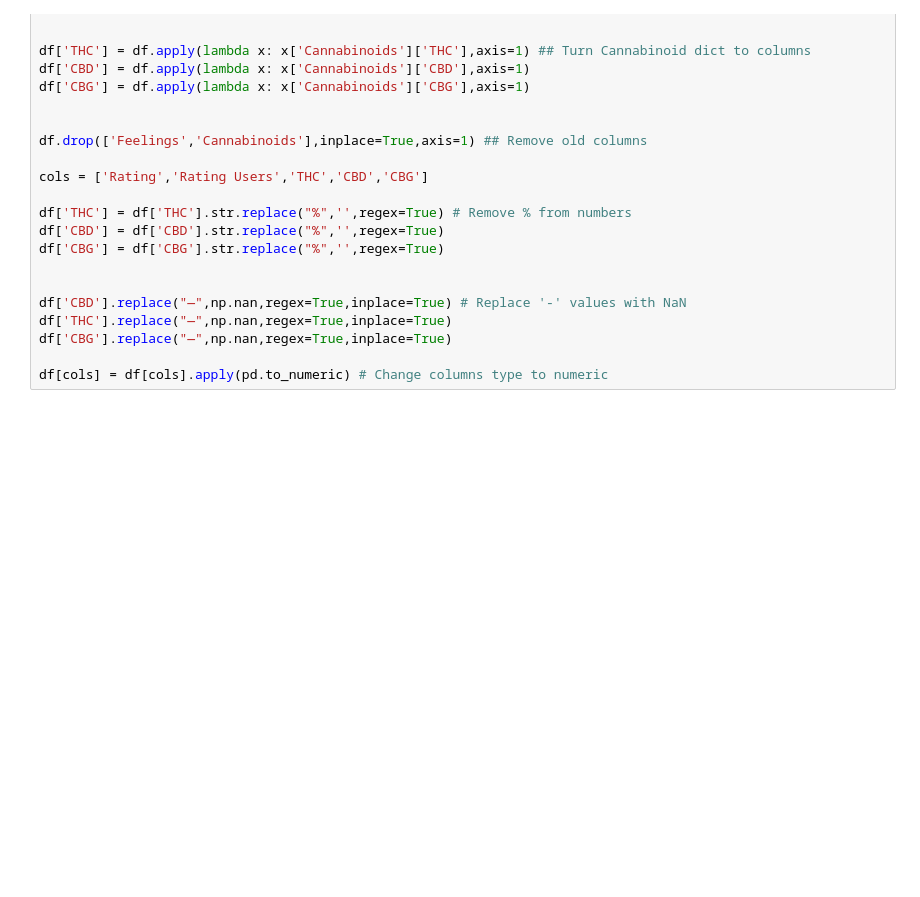
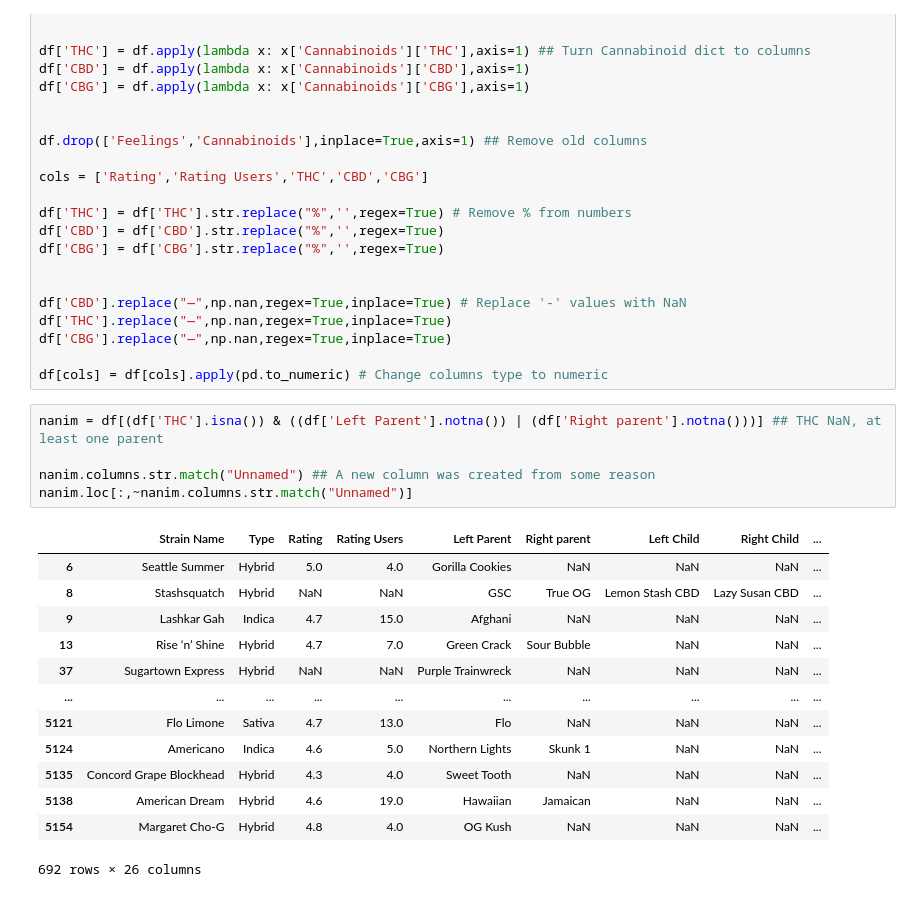
Before and after one commit to DanielOfir/Cannabis-Analysis, a Jupyter notebook: dataCleaning.ipynb, the cells around one changed output. Saved outputs shown, nothing was run; the diff lists cells and outputs as text; blank space fills up the shorter version.

```diff
--- a/dataCleaning.ipynb
+++ b/dataCleaning.ipynb
@@ -51,3 +51,22 @@ df['THC'].replace("—",np.nan,regex=True,inplace=True)
 df['CBG'].replace("—",np.nan,regex=True,inplace=True)
 
 df[cols] = df[cols].apply(pd.to_numeric) # Change columns type to numeric
+# %%
+nanim = df[(df['THC'].isna()) & ((df['Left Parent'].notna()) | (df['Right parent'].notna()))] ## THC NaN, at least one parent
+
+nanim.columns.str.match("Unnamed") ## A new column was created from some reason
+nanim.loc[:,~nanim.columns.str.match("Unnamed")]
+# %% [output]
+|  | Strain Name | Type | Rating | Rating Users | Left Parent | Right parent | Left Child | Right Child | ... |
+| 6 | Seattle Summer | Hybrid | 5.0 | 4.0 | Gorilla Cookies | NaN | NaN | NaN | ... |
+| 8 | Stashsquatch | Hybrid | NaN | NaN | GSC | True OG | Lemon Stash CBD | Lazy Susan CBD | ... |
+| 9 | Lashkar Gah | Indica | 4.7 | 15.0 | Afghani | NaN | NaN | NaN | ... |
+| 13 | Rise ‘n’ Shine | Hybrid | 4.7 | 7.0 | Green Crack | Sour Bubble | NaN | NaN | ... |
+| 37 | Sugartown Express | Hybrid | NaN | NaN | Purple Trainwreck | NaN | NaN | NaN | ... |
+| ... | ... | ... | ... | ... | ... | ... | ... | ... | ... |
+| 5121 | Flo Limone | Sativa | 4.7 | 13.0 | Flo | NaN | NaN | NaN | ... |
+| 5124 | Americano | Indica | 4.6 | 5.0 | Northern Lights | Skunk 1 | NaN | NaN | ... |
+| 5135 | Concord Grape Blockhead | Hybrid | 4.3 | 4.0 | Sweet Tooth | NaN | NaN | NaN | ... |
+| 5138 | American Dream | Hybrid | 4.6 | 19.0 | Hawaiian | Jamaican | NaN | NaN | ... |
+| 5154 | Margaret Cho-G | Hybrid | 4.8 | 4.0 | OG Kush | NaN | NaN | NaN | ... |
+692 rows × 26 columns
```
Also changed, not shown: parts of 9 cells of this notebook, 2 other files.
